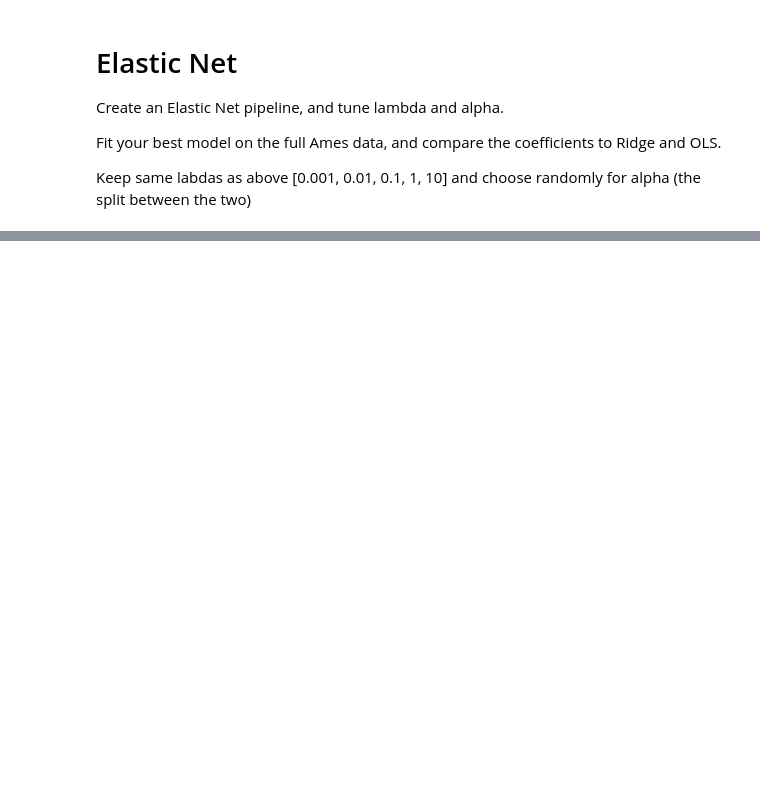
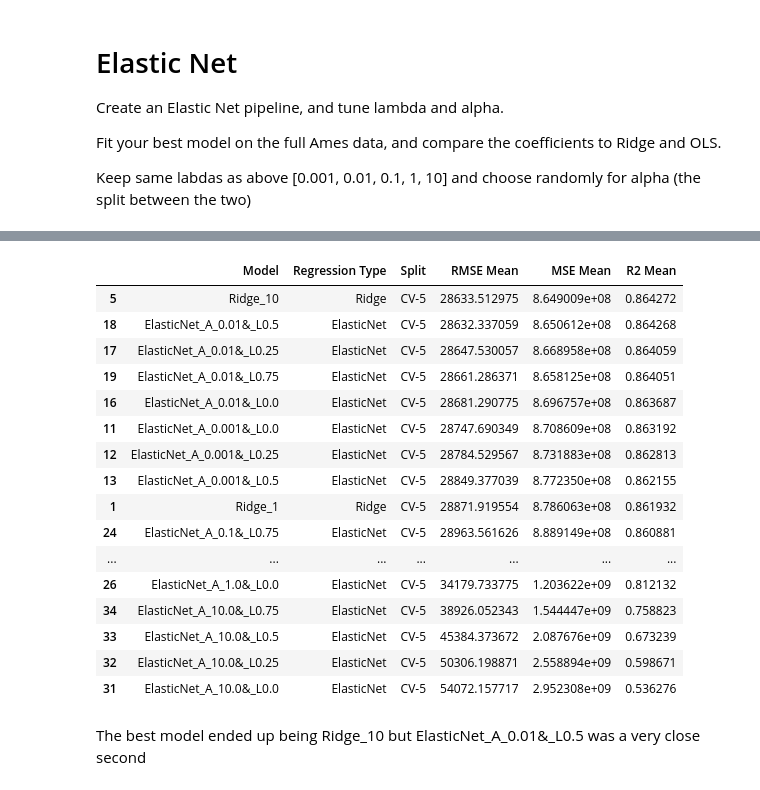
Before and after one commit to PharaohPooh/GSB_544, a Jupyter notebook: Week_7/Practice Activity 7.2- Penalized Regression.ipynb, the cells around one changed output, grey strips where cells are left out. Drawn from its saved outputs; the diff is of its cells as text; code cells hidden in the pictures; blank space fills up the shorter version.

```diff
--- a/Week_7/Practice Activity 7.2- Penalized Regression.ipynb
+++ b/Week_7/Practice Activity 7.2- Penalized Regression.ipynb
@@ -594,0 +729,22 @@ Keep same labdas as above [0.001, 0.01, 0.1, 1, 10] and choose randomly for alph
+# %%
+cumulative_models.sort_values('R2 Mean', ascending=False)
+# %% [output]
+|  | Model | Regression Type | Split | RMSE Mean | MSE Mean | R2 Mean |
+| 5 | Ridge_10 | Ridge | CV-5 | 28633.512975 | 8.649009e+08 | 0.864272 |
+| 18 | ElasticNet_A_0.01&_L0.5 | ElasticNet | CV-5 | 28632.337059 | 8.650612e+08 | 0.864268 |
+| 17 | ElasticNet_A_0.01&_L0.25 | ElasticNet | CV-5 | 28647.530057 | 8.668958e+08 | 0.864059 |
+| 19 | ElasticNet_A_0.01&_L0.75 | ElasticNet | CV-5 | 28661.286371 | 8.658125e+08 | 0.864051 |
+| 16 | ElasticNet_A_0.01&_L0.0 | ElasticNet | CV-5 | 28681.290775 | 8.696757e+08 | 0.863687 |
+| 11 | ElasticNet_A_0.001&_L0.0 | ElasticNet | CV-5 | 28747.690349 | 8.708609e+08 | 0.863192 |
+| 12 | ElasticNet_A_0.001&_L0.25 | ElasticNet | CV-5 | 28784.529567 | 8.731883e+08 | 0.862813 |
+| 13 | ElasticNet_A_0.001&_L0.5 | ElasticNet | CV-5 | 28849.377039 | 8.772350e+08 | 0.862155 |
+| 1 | Ridge_1 | Ridge | CV-5 | 28871.919554 | 8.786063e+08 | 0.861932 |
+| 24 | ElasticNet_A_0.1&_L0.75 | ElasticNet | CV-5 | 28963.561626 | 8.889149e+08 | 0.860881 |
+| ... | ... | ... | ... | ... | ... | ... |
+| 26 | ElasticNet_A_1.0&_L0.0 | ElasticNet | CV-5 | 34179.733775 | 1.203622e+09 | 0.812132 |
+| 34 | ElasticNet_A_10.0&_L0.75 | ElasticNet | CV-5 | 38926.052343 | 1.544447e+09 | 0.758823 |
+| 33 | ElasticNet_A_10.0&_L0.5 | ElasticNet | CV-5 | 45384.373672 | 2.087676e+09 | 0.673239 |
+| 32 | ElasticNet_A_10.0&_L0.25 | ElasticNet | CV-5 | 50306.198871 | 2.558894e+09 | 0.598671 |
+| 31 | ElasticNet_A_10.0&_L0.0 | ElasticNet | CV-5 | 54072.157717 | 2.952308e+09 | 0.536276 |
+# %% [markdown]
+The best model ended up being Ridge_10 but ElasticNet_A_0.01&_L0.5	was a very close second
```
Also changed, not shown: parts of 11 cells of this notebook, 4 other files.
